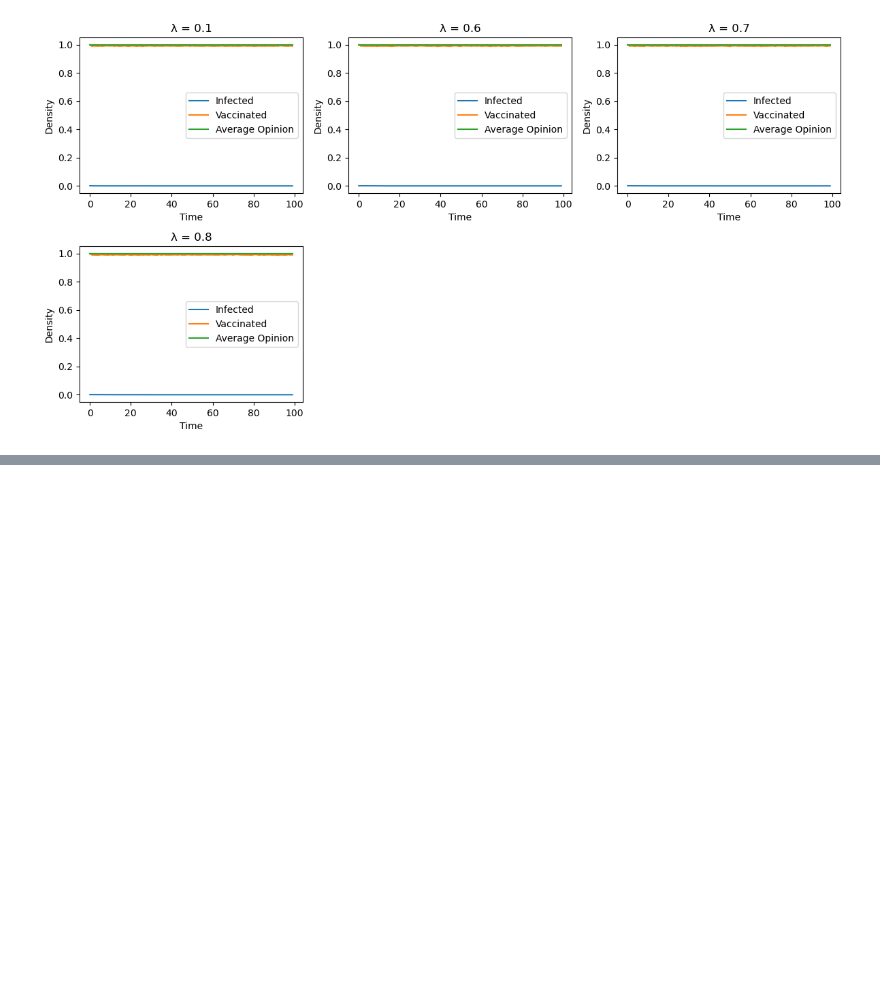
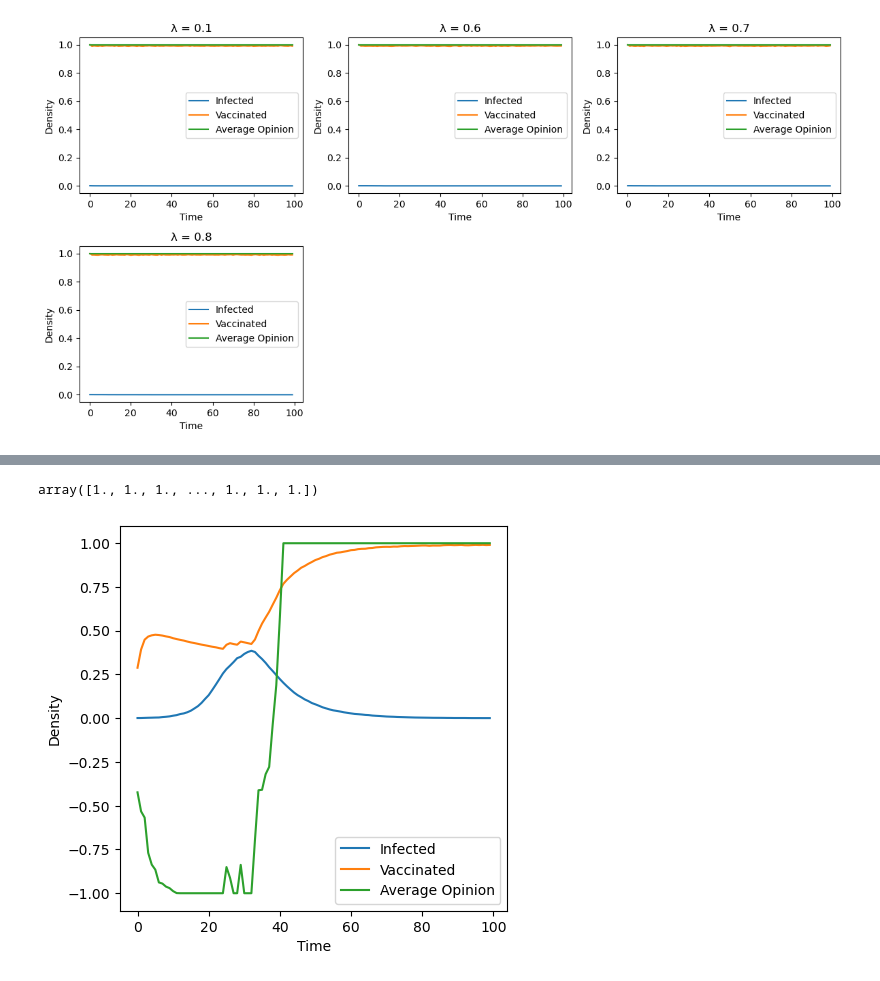
Before and after one commit to srujana-16/Opinion-Epidemic-Vaccination-Dynamics, a Jupyter notebook: main.ipynb, the cells around one changed output, grey strips where cells are left out. Cells and saved outputs as stored; diff of their text form; code cells hidden in the pictures; blank space fills up the shorter version.

Commit message:
modifed opinion function

```diff
--- a/main.ipynb
+++ b/main.ipynb
@@ -471,0 +496,3 @@ plt.show()
+# %%
+random_indices = np.random.randint(0, N, 10)
+random_indices
@@ -471,0 +501,4 @@ plt.show()
+# %%
+for i in random_indices:
+    infected[i] = 1
+    susceptible[i] = 0
@@ -471,0 +511,2 @@ plt.show()
+# %%
+lambda_value = 0.6
@@ -471,0 +598,16 @@ plt.show()
+# %%
+new_opinions
+# %% [output]
+array([1., 1., 1., ..., 1., 1., 1.])
+# %%
+# plot the results
+plt.figure(figsize=(5, 5))
+plt.plot(time_series_infected, label='Infected')
+plt.plot(time_series_vaccinated, label='Vaccinated')
+plt.plot(time_series_average_opinion, label='Average Opinion')
+plt.xlabel('Time')
+plt.ylabel('Density')
+plt.legend()
+plt.show()
+# %% [output]
+[figure, added]
```
Also changed, not shown: parts of 18 cells of this notebook.
